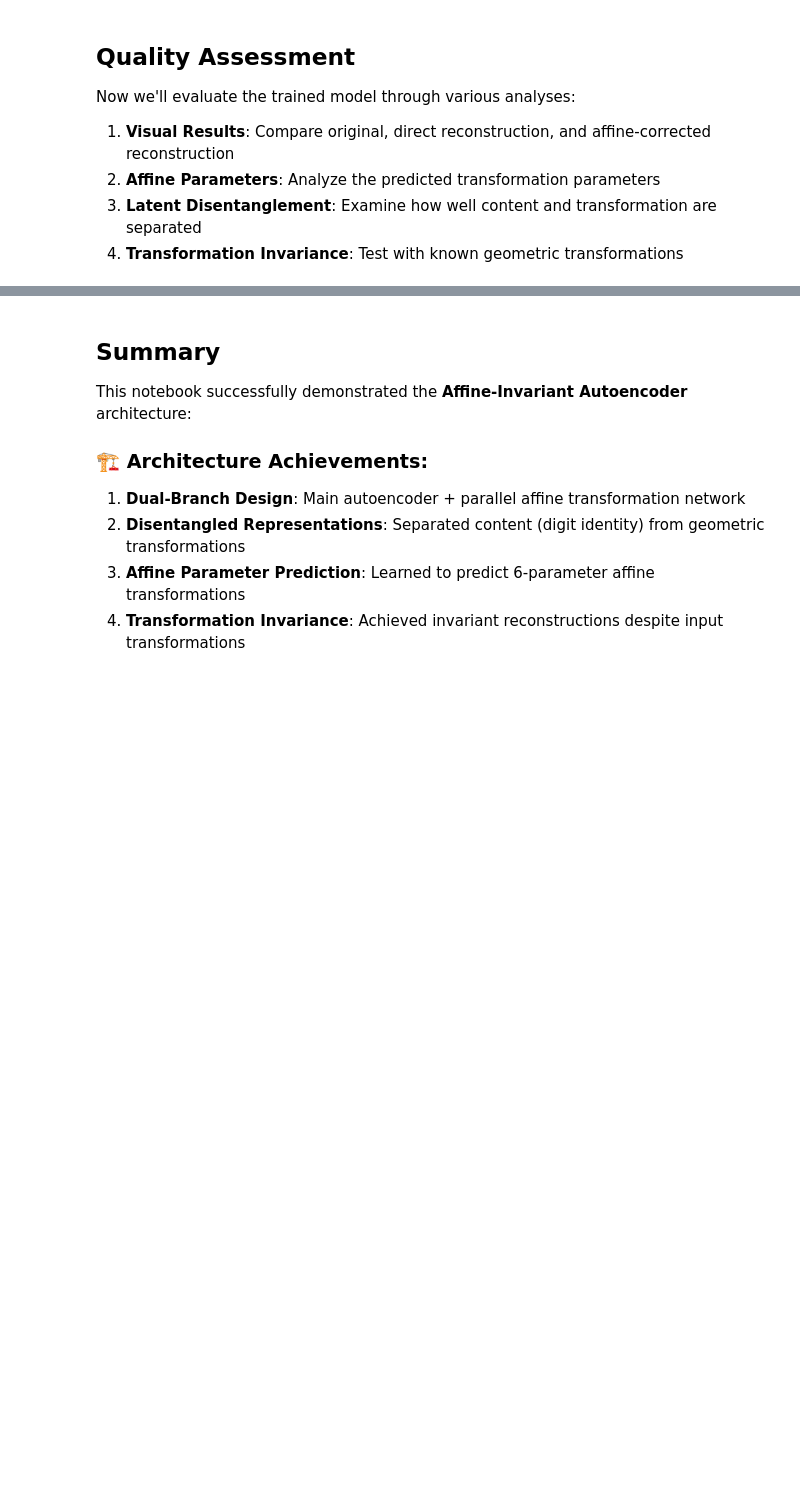
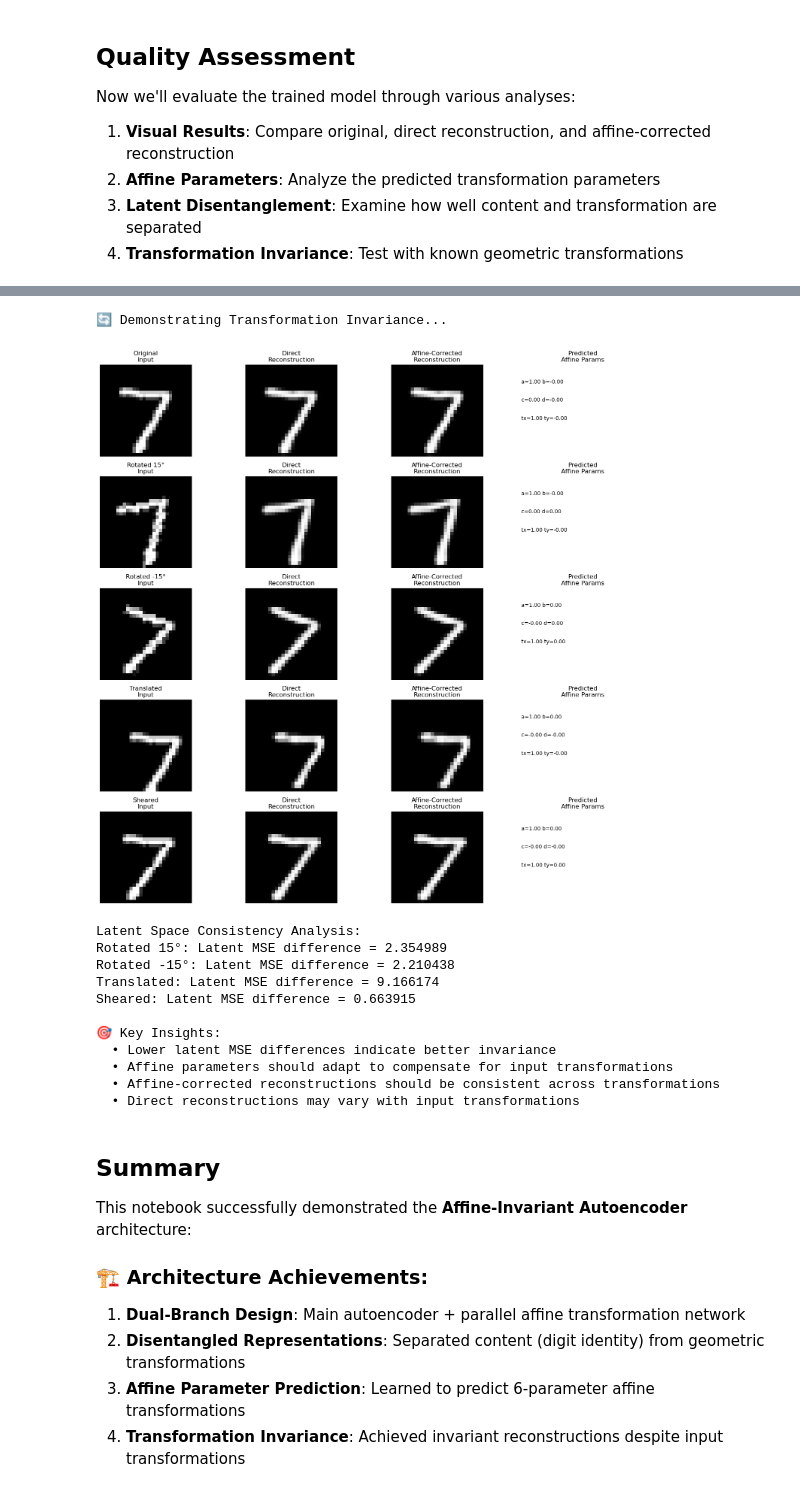
Before and after one commit to amplipy/adversAE, a Jupyter notebook: adversae/vae_training/affine/affine_autoencoder_trainer.ipynb, the cells around one changed output, grey strips where cells are left out. Drawn from its saved outputs; the diff is of its cells as text; code cells hidden in the pictures; blank space fills up the shorter version.

```diff
--- a/adversae/vae_training/affine/affine_autoencoder_trainer.ipynb
+++ b/adversae/vae_training/affine/affine_autoencoder_trainer.ipynb
@@ -282,13 +356,27 @@ print("  Right plot: Translation parameters distribution")
 # %%
 # 3. Demonstrate Transformation Invariance
 print("🔄 Demonstrating Transformation Invariance...")
-demonstrate_transformation_invariance(model, test_loader, device)
+demonstrate_transformation_invariance(model, test_loader, cpu_device)
 
 print("\n🎯 Key Insights:")
 print("  • Lower latent MSE differences indicate better invariance")
 print("  • Affine parameters should adapt to compensate for input transformations")
 print("  • Affine-corrected reconstructions should be consistent across transformations")
 print("  • Direct reconstructions may vary with input transformations")
+# %% [output]
+🔄 Demonstrating Transformation Invariance...
+[figure, added]
+Latent Space Consistency Analysis:
+Rotated 15°: Latent MSE difference = 2.354989
+Rotated -15°: Latent MSE difference = 2.210438
+Translated: Latent MSE difference = 9.166174
+Sheared: Latent MSE difference = 0.663915
+
+🎯 Key Insights:
+  • Lower latent MSE differences indicate better invariance
+  • Affine parameters should adapt to compensate for input transformations
+  • Affine-corrected reconstructions should be consistent across transformations
+  • Direct reconstructions may vary with input transformations
 # %%
 # 4. Quantitative Evaluation
 print("📊 Comprehensive Quantitative Evaluation...")
```
Also changed, not shown: parts of 4 cells of this notebook, 2 other files.
